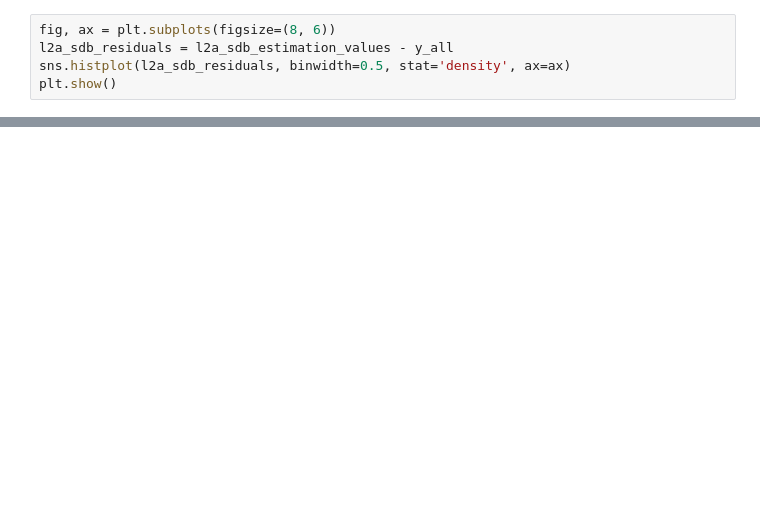
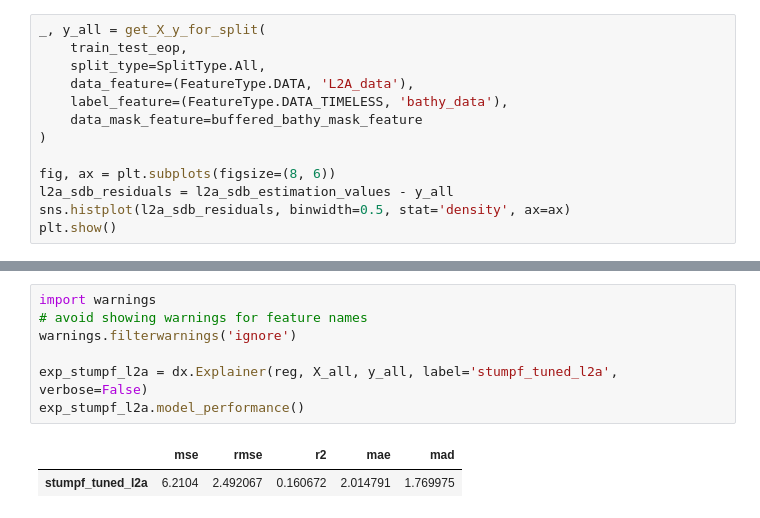
Before and after one commit to WalternativE/evaluation-preprocessing-methods-sentinel2-ml-based-bathymetry-estimation, a Jupyter notebook: notebooks/09__stumpf_log_regression_mille_lacs.ipynb, the cells around one changed output, grey strips where cells are left out. Drawn from its saved outputs; the diff is of its cells as text; blank space fills up the shorter version.

```diff
--- a/notebooks/09__stumpf_log_regression_mille_lacs.ipynb
+++ b/notebooks/09__stumpf_log_regression_mille_lacs.ipynb
@@ -142,4 +202,12 @@ plt.show()
 # %%
+_, y_all = get_X_y_for_split(
+    train_test_eop,
+    split_type=SplitType.All,
+    data_feature=(FeatureType.DATA, 'L2A_data'),
+    label_feature=(FeatureType.DATA_TIMELESS, 'bathy_data'),
+    data_mask_feature=buffered_bathy_mask_feature
+)
+
 fig, ax = plt.subplots(figsize=(8, 6))
 l2a_sdb_residuals = l2a_sdb_estimation_values - y_all
 sns.histplot(l2a_sdb_residuals, binwidth=0.5, stat='density', ax=ax)
@@ -164,0 +230,10 @@ plt.show()
+# %%
+import warnings
+# avoid showing warnings for feature names
+warnings.filterwarnings('ignore')
+
+exp_stumpf_l2a = dx.Explainer(reg, X_all, y_all, label='stumpf_tuned_l2a', verbose=False)
+exp_stumpf_l2a.model_performance()
+# %% [output]
+|  | mse | rmse | r2 | mae | mad |
+| stumpf_tuned_l2a | 6.2104 | 2.492067 | 0.160672 | 2.014791 | 1.769975 |
```
Also changed, not shown: parts of 34 cells of this notebook, 1 other file.
